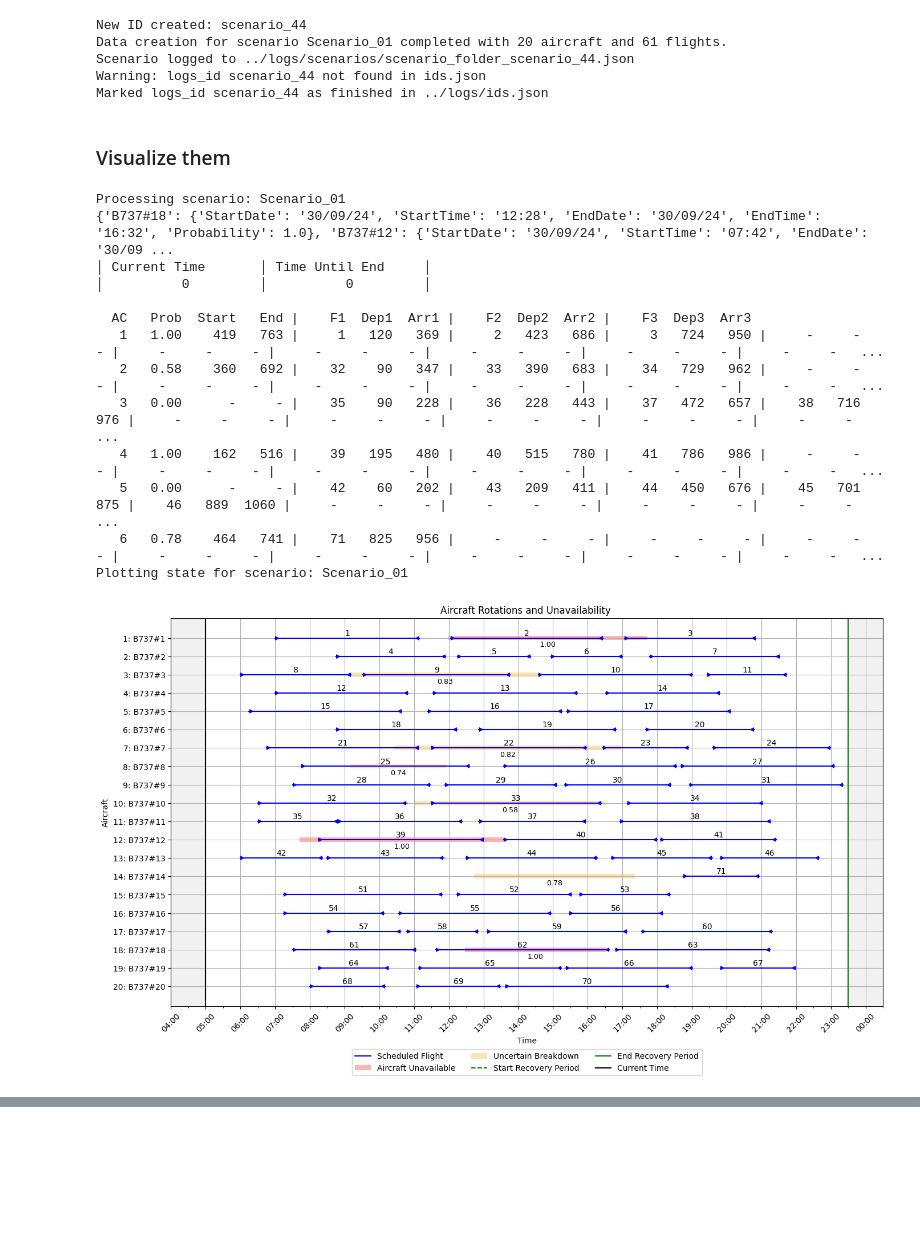
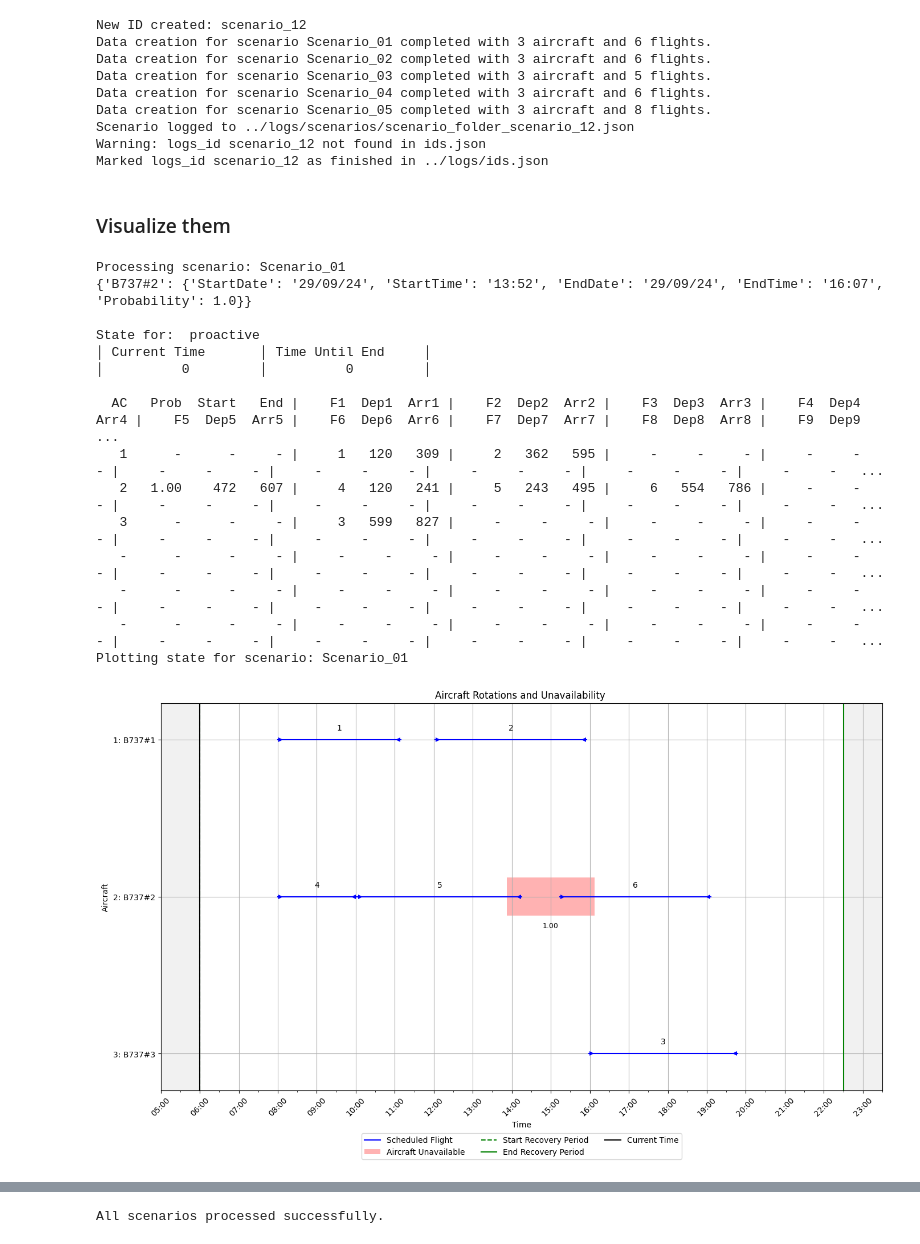
Before and after one commit to elisabethoost/msc-thesis-drl-adm, a Jupyter notebook: notebooks_utils/create_datasets.ipynb, the cells around one changed output, grey strips where cells are left out. Cells and saved outputs as stored; diff of their text form; code cells hidden in the pictures; blank space fills up the shorter version.

```diff
--- a/notebooks_utils/create_datasets.ipynb
+++ b/notebooks_utils/create_datasets.ipynb
@@ -12,11 +12,11 @@ import os
 # Initialize logging ID
 logs_id = create_new_id("scenario")
 
-num_scenarios = 1
-amount_aircraft = 20
-probabilistic_type = 'custom'
-probabilities_values_type = 'high'
-training_or_testing = 'Temp'
+num_scenarios = 5
+amount_aircraft = 3
+probabilistic_type = 'deterministic'
+probabilities_values_type = 'na'
+training_or_testing = 'Training'
 
 
 
@@ -25,7 +25,7 @@ if probabilistic_type == 'stochastic':
     amount_aircraft_disrupted = 0
     amount_aircraft_uncertain = 2
 elif probabilistic_type == 'deterministic':
-    amount_aircraft_disrupted = 2
+    amount_aircraft_disrupted = 1
     amount_aircraft_uncertain = 0
 elif probabilistic_type == 'mixed':
     amount_aircraft_disrupted = 1
@@ -158,11 +158,15 @@ log_scenario_folder(
 # Mark the log as finished
 mark_log_as_finished(logs_id, additional_info=data_root_folder)
 # %% [output]
-New ID created: scenario_44
-Data creation for scenario Scenario_01 completed with 20 aircraft and 61 flights.
-Scenario logged to ../logs/scenarios/scenario_folder_scenario_44.json
-Warning: logs_id scenario_44 not found in ids.json
-Marked logs_id scenario_44 as finished in ../logs/ids.json
+New ID created: scenario_12
+Data creation for scenario Scenario_01 completed with 3 aircraft and 6 flights.
+Data creation for scenario Scenario_02 completed with 3 aircraft and 6 flights.
+Data creation for scenario Scenario_03 completed with 3 aircraft and 5 flights.
+Data creation for scenario Scenario_04 completed with 3 aircraft and 6 flights.
+Data creation for scenario Scenario_05 completed with 3 aircraft and 8 flights.
+Scenario logged to ../logs/scenarios/scenario_folder_scenario_12.json
+Warning: logs_id scenario_12 not found in ids.json
+Marked logs_id scenario_12 as finished in ../logs/ids.json
 # %% [markdown]
 ### Visualize them
 # %%
@@ -171,7 +175,7 @@ from scripts.utils import load_scenario_data
 import os
 from src.environment import AircraftDisruptionEnv
 from datetime import datetime
-from scripts.utils import print_state_nicely_proactive
+from scripts.utils import print_state_nicely
 
 env_type = 'proactive'
 
@@ -221,45 +225,47 @@ for scenario_name in scenarios:
         aircraft_dict, flights_dict, rotations_dict, alt_aircraft_dict, config_dict, env_type=env_type
     )
     # Print state with print_state_nicely_proactive
-    print_state_nicely_proactive(env.state)
+    print_state_nicely(env.state, env_type)
 
     # Create StatePlotter object for visualizing the environment state
     state_plotter = StatePlotter(
         aircraft_dict=env.aircraft_dict,
         flights_dict=env.flights_dict,
         rotations_dict=env.rotations_dict,
         alt_aircraft_dict=env.alt_aircraft_dict,
         start_datetime=env.start_datetime,
         end_datetime=env.end_datetime,
         uncertain_breakdowns=env.uncertain_breakdowns,
     )
 
 
 
     # Define the recovery period based on provided configuration
     start_date = config_dict['RecoveryPeriod']['StartDate']
     start_time = config_dict['RecoveryPeriod']['StartTime']
     end_date = config_dict['RecoveryPeriod']['EndDate']
     end_time = config_dict['RecoveryPeriod']['EndTime']
     start_datetime = datetime.strptime(f"{start_date} {start_time}", '%d/%m/%y %H:%M')
 
     # Plot the state for the current scenario
     print(f"Plotting state for scenario: {scenario_name}")
     state_plotter.plot_state(flights_dict, [], [], set(), env.current_datetime)
 
 print("All scenarios processed successfully.")
 # %% [output]
 Processing scenario: Scenario_01
-{'B737#18': {'StartDate': '30/09/24', 'StartTime': '12:28', 'EndDate': '30/09/24', 'EndTime': '16:32', 'Probability': 1.0}, 'B737#12': {'StartDate': '30/09/24', 'StartTime': '07:42', 'EndDate': '30/09 ...
+{'B737#2': {'StartDate': '29/09/24', 'StartTime': '13:52', 'EndDate': '29/09/24', 'EndTime': '16:07', 'Probability': 1.0}}
+
+State for:  proactive
 │ Current Time       │ Time Until End     │
 │          0         │          0         │
 
-  AC   Prob  Start   End |    F1  Dep1  Arr1 |    F2  Dep2  Arr2 |    F3  Dep3  Arr3
-   1   1.00    419   763 |     1   120   369 |     2   423   686 |     3   724   950 |     -     -     - |     -     -     - |     -     -     - |     -     -     - |     -     -     - |     -     -   ...
-   2   0.58    360   692 |    32    90   347 |    33   390   683 |    34   729   962 |     -     -     - |     -     -     - |     -     -     - |     -     -     - |     -     -     - |     -     -   ...
-   3   0.00      -     - |    35    90   228 |    36   228   443 |    37   472   657 |    38   716   976 |     -     -     - |     -     -     - |     -     -     - |     -     -     - |     -     -   ...
-   4   1.00    162   516 |    39   195   480 |    40   515   780 |    41   786   986 |     -     -     - |     -     -     - |     -     -     - |     -     -     - |     -     -     - |     -     -   ...
-   5   0.00      -     - |    42    60   202 |    43   209   411 |    44   450   676 |    45   701   875 |    46   889  1060 |     -     -     - |     -     -     - |     -     -     - |     -     -   ...
-   6   0.78    464   741 |    71   825   956 |     -     -     - |     -     -     - |     -     -     - |     -     -     - |     -     -     - |     -     -     - |     -     -     - |     -     -   ...
+  AC   Prob  Start   End |    F1  Dep1  Arr1 |    F2  Dep2  Arr2 |    F3  Dep3  Arr3 |    F4  Dep4  Arr4 |    F5  Dep5  Arr5 |    F6  Dep6  Arr6 |    F7  Dep7  Arr7 |    F8  Dep8  Arr8 |    F9  Dep9   ...
+   1      -      -     - |     1   120   309 |     2   362   595 |     -     -     - |     -     -     - |     -     -     - |     -     -     - |     -     -     - |     -     -     - |     -     -   ...
+   2   1.00    472   607 |     4   120   241 |     5   243   495 |     6   554   786 |     -     -     - |     -     -     - |     -     -     - |     -     -     - |     -     -     - |     -     -   ...
+   3      -      -     - |     3   599   827 |     -     -     - |     -     -     - |     -     -     - |     -     -     - |     -     -     - |     -     -     - |     -     -     - |     -     -   ...
+   -      -      -     - |     -     -     - |     -     -     - |     -     -     - |     -     -     - |     -     -     - |     -     -     - |     -     -     - |     -     -     - |     -     -   ...
+   -      -      -     - |     -     -     - |     -     -     - |     -     -     - |     -     -     - |     -     -     - |     -     -     - |     -     -     - |     -     -     - |     -     -   ...
+   -      -      -     - |     -     -     - |     -     -     - |     -     -     - |     -     -     - |     -     -     - |     -     -     - |     -     -     - |     -     -     - |     -     -   ...
 Plotting state for scenario: Scenario_01
-[figure, old version]
+[figure, new version]
@@ -266,0 +336 @@ All scenarios processed successfully.
+All scenarios processed successfully.
```
Also changed, not shown: parts of 1 cell of this notebook, 3 other files.
